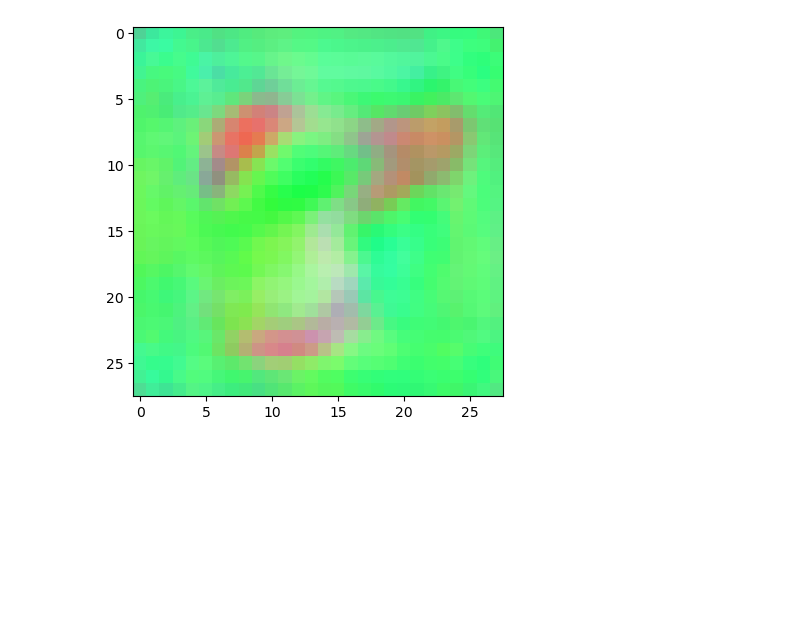
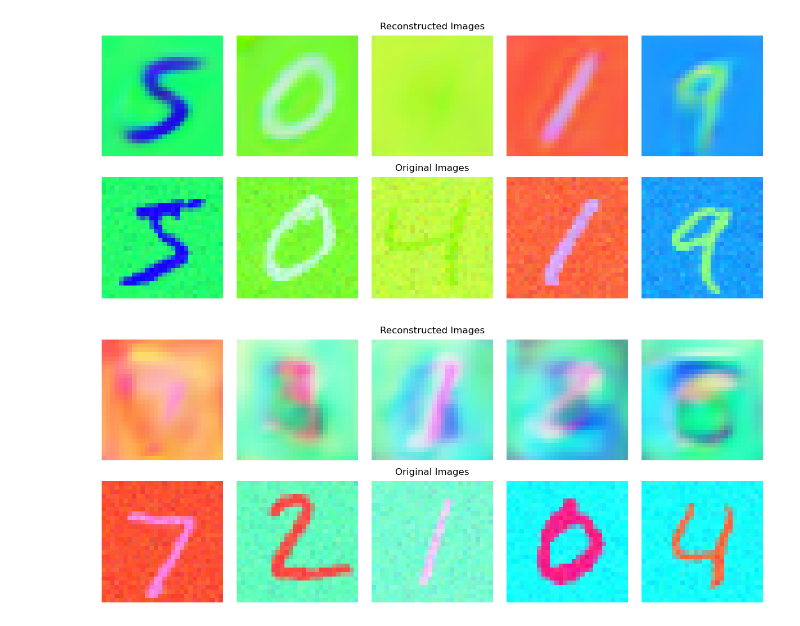
Before and after one commit to qing42102/multivariate_continuous_conditional_generative, a Jupyter notebook: train_conditional_VAE.ipynb, the cells around one changed output. Saved outputs shown, nothing was run; the diff lists cells and outputs as text; code cells hidden in the pictures; blank space fills up the shorter version.

```diff
--- a/train_conditional_VAE.ipynb
+++ b/train_conditional_VAE.ipynb
@@ -103,7 +107,0 @@ for epoch in range(num_epochs):
-# %%
-with torch.no_grad():
-    reconstructed_image, _, _ = vae(
-        mnist_train[4, :, :, :].unsqueeze(0).to(device),
-        mnist_train_target[4, :].unsqueeze(0).to(device),
-    )
-    plt.imshow(reconstructed_image.cpu().squeeze().permute(1, 2, 0))
@@ -112,8 +108,40 @@ with torch.no_grad():
-# %%
-with torch.no_grad():
-    condition = mnist_train_target[1, :]
-    condition[0] = 5
-    generated_image = vae.generate(condition.unsqueeze(0).to(device))
-    plt.imshow(generated_image.cpu().squeeze().permute(1, 2, 0))
-# %% [output]
-[figure, removed]
+# %%
+def plot_reconstructed_images(
+    train_data: torch.Tensor, train_label: torch.Tensor, num_images=5
+):
+    with torch.no_grad():
+        reconstructed_image, _, _ = VAE(
+            train_data[:num_images, :, :, :].to(device),
+            train_label[:num_images, :].to(device),
+        )
+        reconstructed_image = reconstructed_image.cpu().permute(0, 2, 3, 1)
+
+        fig = plt.figure(constrained_layout=True, figsize=(12, 5))
+        subfigs = fig.subfigures(nrows=2, ncols=1)
+        for row, subfig in enumerate(subfigs):
+            if row == 0:
+                subfig.suptitle("Reconstructed Images")
+            elif row == 1:
+                subfig.suptitle("Original Images")
+
+            axs = subfig.subplots(nrows=1, ncols=num_images)
+            for col, ax in enumerate(axs):
+                if row == 0:
+                    ax.imshow(reconstructed_image[col, :, :, :])
+                    ax.axis("off")
+                elif row == 1:
+                    ax.imshow(train_data[col, :, :, :].permute(1, 2, 0))
+                    ax.axis("off")
+
+        fig.show()
+# %%
+num_images = 5
+VAE.eval()
+
+plot_reconstructed_images(mnist_train, mnist_train_target, num_images=num_images)
+# %% [output]
+[figure, added]
+# %%
+plot_reconstructed_images(mnist_test, mnist_test_target, num_images=num_images)
+# %% [output]
+[figure, added]
```
Also changed, not shown: parts of 9 cells of this notebook, 1 other file.
